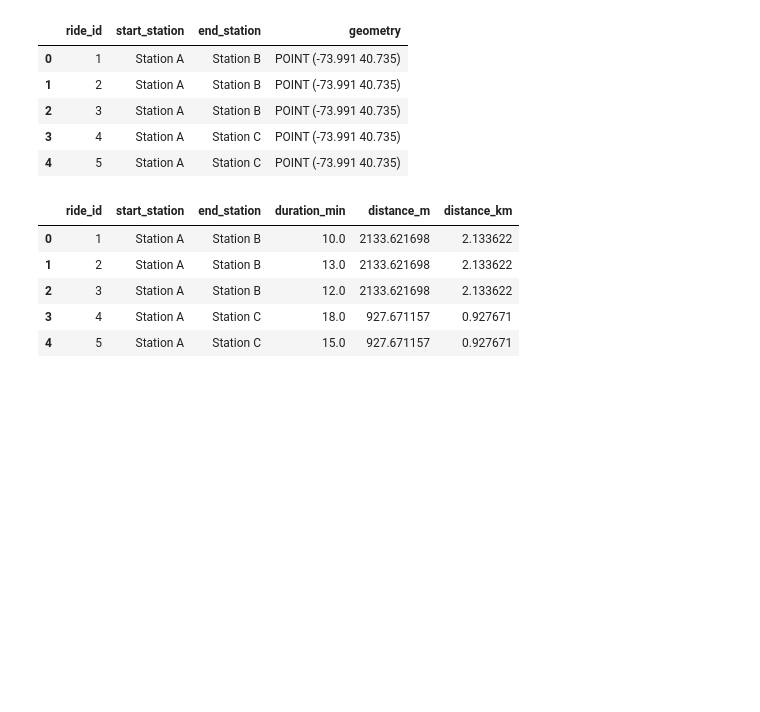
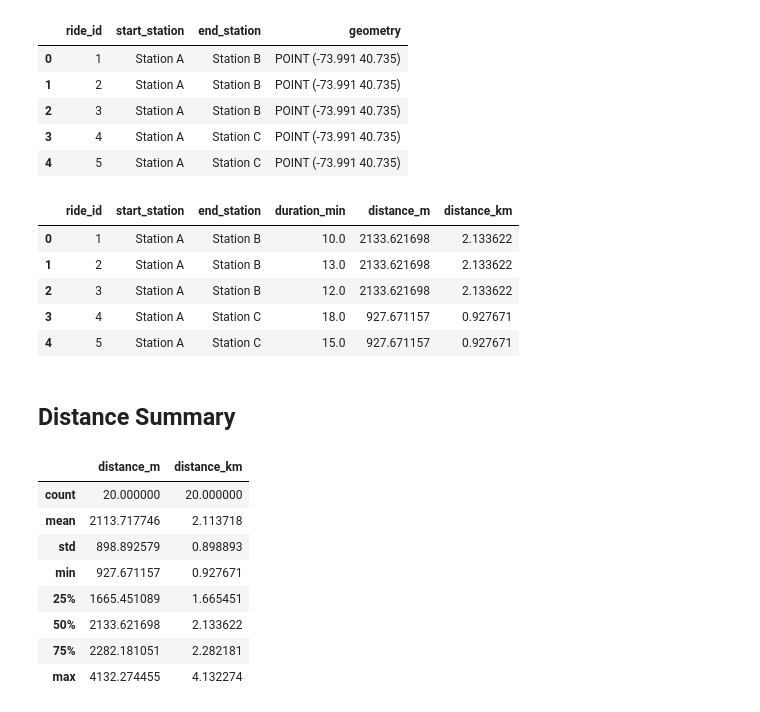
Before and after one commit to Talinshv/data_analytics_with_python, a Jupyter notebook: notebooks/15_1_Geoanalytics.ipynb, the cells around one changed output. Saved outputs shown, nothing was run; the diff lists cells and outputs as text; code cells hidden in the pictures; blank space fills up the shorter version.

```diff
--- a/notebooks/15_1_Geoanalytics.ipynb
+++ b/notebooks/15_1_Geoanalytics.ipynb
@@ -523,3 +502,17 @@ trip_demo[[
 | 2 | 3 | Station A | Station B | 12.0 | 2133.621698 | 2.133622 |
 | 3 | 4 | Station A | Station C | 18.0 | 927.671157 | 0.927671 |
 | 4 | 5 | Station A | Station C | 15.0 | 927.671157 | 0.927671 |
+# %% [markdown]
+## Distance Summary
+# %%
+trip_demo[["distance_m", "distance_km"]].describe()
+# %% [output]
+|  | distance_m | distance_km |
+| count | 20.000000 | 20.000000 |
+| mean | 2113.717746 | 2.113718 |
+| std | 898.892579 | 0.898893 |
+| min | 927.671157 | 0.927671 |
+| 25% | 1665.451089 | 1.665451 |
+| 50% | 2133.621698 | 2.133622 |
+| 75% | 2282.181051 | 2.282181 |
+| max | 4132.274455 | 4.132274 |
```
Also changed, not shown: parts of 4 cells of this notebook, 3 other files.
